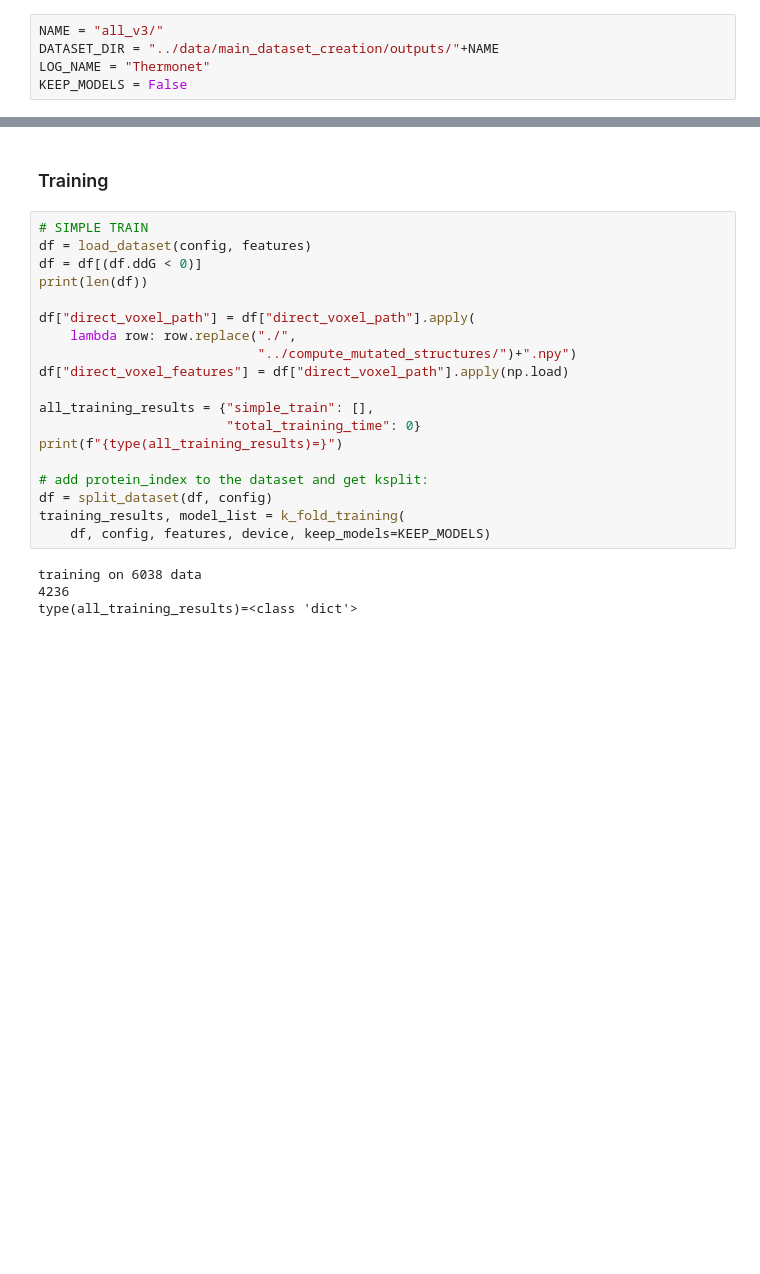
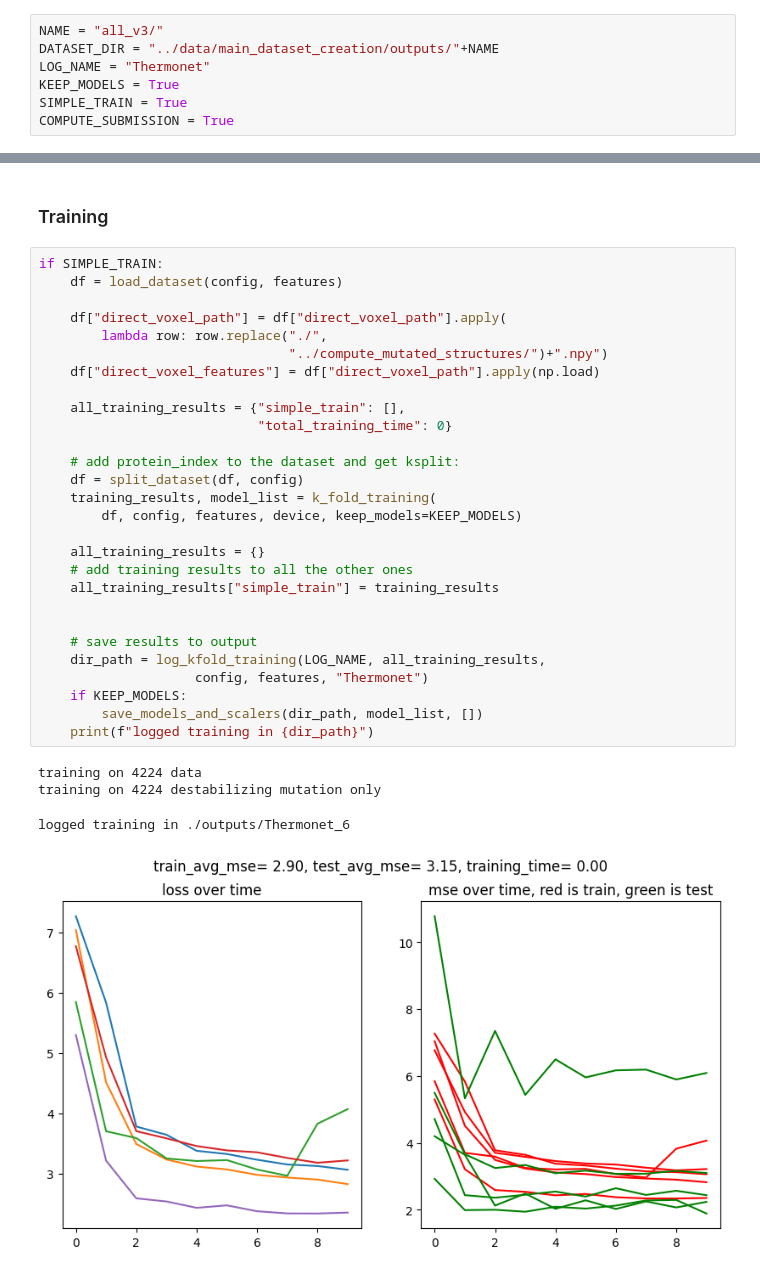
Before and after one commit to NiceSpark/novozymes-prediction, a Jupyter notebook: training/thermonet_training.ipynb, the cells around one changed output, grey strips where cells are left out. Saved outputs shown, nothing was run; the diff lists cells and outputs as text; blank space fills up the shorter version.

```diff
--- a/training/thermonet_training.ipynb
+++ b/training/thermonet_training.ipynb
@@ -10,7 +11,9 @@ from custom_thermonet.training import k_fold_training
 NAME = "all_v3/"
 DATASET_DIR = "../data/main_dataset_creation/outputs/"+NAME
 LOG_NAME = "Thermonet"
-KEEP_MODELS = False
+KEEP_MODELS = True
+SIMPLE_TRAIN = True
+COMPUTE_SUBMISSION = True
 # %%
 config = open_json("thermonet_config.json")
 features = ["direct_voxel_features"]
@@ -30,25 +29,35 @@ def load_voxel_features(row):
 # %% [markdown]
 ### Training
 # %%
-# SIMPLE TRAIN
-df = load_dataset(config, features)
-df = df[(df.ddG < 0)]
-print(len(df))
+if SIMPLE_TRAIN:
+    df = load_dataset(config, features)
 
-df["direct_voxel_path"] = df["direct_voxel_path"].apply(
-    lambda row: row.replace("./",
-                            "../compute_mutated_structures/")+".npy")
-df["direct_voxel_features"] = df["direct_voxel_path"].apply(np.load)
+    df["direct_voxel_path"] = df["direct_voxel_path"].apply(
+        lambda row: row.replace("./",
+                                "../compute_mutated_structures/")+".npy")
+    df["direct_voxel_features"] = df["direct_voxel_path"].apply(np.load)
 
-all_training_results = {"simple_train": [],
-                        "total_training_time": 0}
-print(f"{type(all_training_results)=}")
+    all_training_results = {"simple_train": [],
+                            "total_training_time": 0}
 
-# add protein_index to the dataset and get ksplit:
-df = split_dataset(df, config)
-training_results, model_list = k_fold_training(
-    df, config, features, device, keep_models=KEEP_MODELS)
+    # add protein_index to the dataset and get ksplit:
+    df = split_dataset(df, config)
+    training_results, model_list = k_fold_training(
+        df, config, features, device, keep_models=KEEP_MODELS)
+
+    all_training_results = {}
+    # add training results to all the other ones
+    all_training_results["simple_train"] = training_results
+
+
+    # save results to output
+    dir_path = log_kfold_training(LOG_NAME, all_training_results,
+                    config, features, "Thermonet")
+    if KEEP_MODELS:
+        save_models_and_scalers(dir_path, model_list, [])
+    print(f"logged training in {dir_path}")
 # %% [output]
-training on 6038 data
-4236
-type(all_training_results)=<class 'dict'>
+training on 4224 data
+training on 4224 destabilizing mutation only
+logged training in ./outputs/Thermonet_6
+[figure, added]
```
Also changed, not shown: parts of 5 cells of this notebook.
